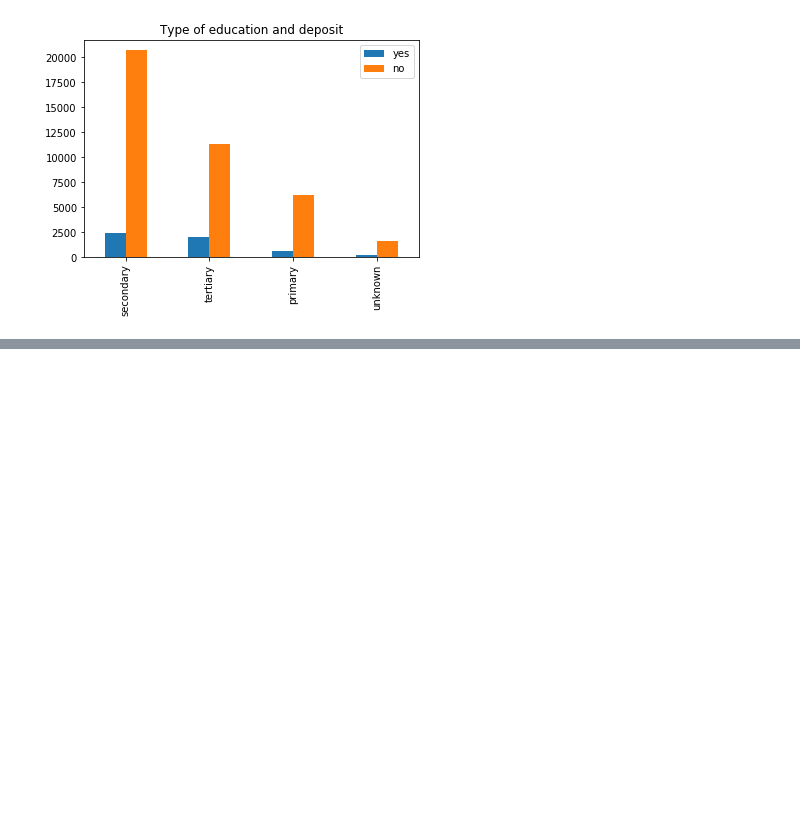
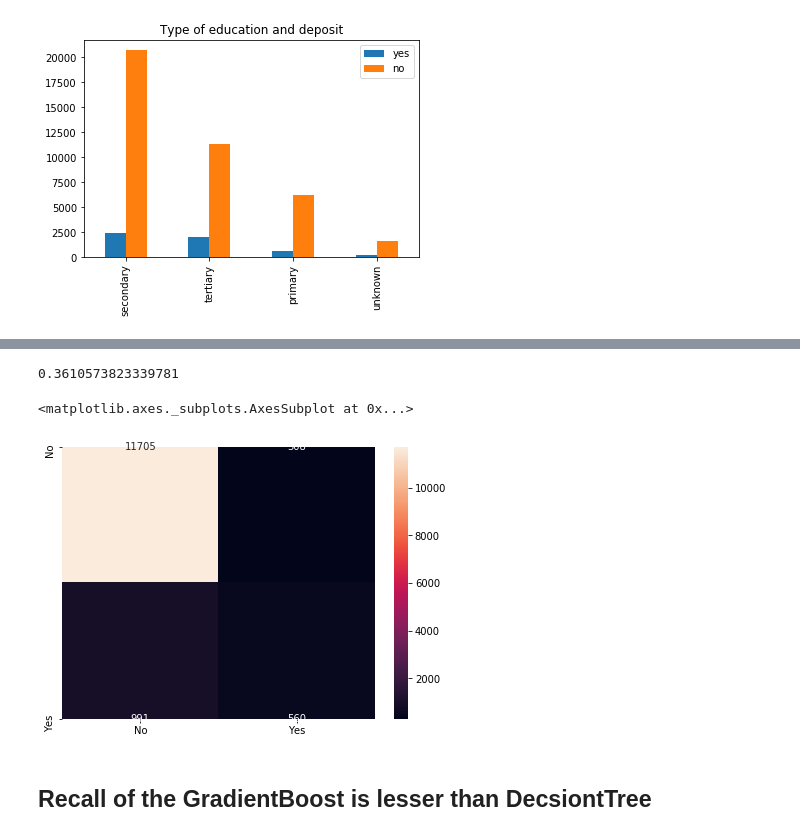
Before and after one commit to smagadi/AIML, a Jupyter notebook: EnsembleProject/Bank_Analysis.ipynb, the cells around one changed output, grey strips where cells are left out. Drawn from its saved outputs; the diff is of its cells as text; code cells hidden in the pictures; blank space fills up the shorter version.

```diff
--- a/EnsembleProject/Bank_Analysis.ipynb
+++ b/EnsembleProject/Bank_Analysis.ipynb
@@ -248,0 +518,16 @@ j_df.plot.bar(title = 'Type of education and deposit')
+# %%
+from sklearn.ensemble import AdaBoostClassifier
+parameters = {'n_estimators': [1, 2,3,4,5,6,7,8,9,10]
+                  }
+
+abst =GridSearchCV(AdaBoostClassifier(),    parameters,scoring=make_scorer(recall_score))
+abst.fit(X_train, y_train)
+y_predTuned = abst.predict(X_test)
+
+
+# Print the tuned parameters and score
+print("Tuned Ada boost Parameters: {}".format(abst.best_params_))
+print("Best score is {}".format(abst.best_score_))
+print("Accuracy of tuned Model:",metrics.accuracy_score(y_test,y_predTuned))
+print("Confusion Metrix of of Tuned  Model:\n",metrics.confusion_matrix(y_test,y_predTuned))
+print("Recall of base of Tuned  Model:\n",metrics.recall_score(y_test,y_predTuned))
@@ -248,0 +561,16 @@ j_df.plot.bar(title = 'Type of education and deposit')
+# %%
+from sklearn.ensemble import GradientBoostingClassifier
+parameters = {'n_estimators': [1, 2,3,4,5,6,7,8,9,10,50]
+                  }
+
+gbcl =GridSearchCV(GradientBoostingClassifier(),    parameters,scoring=make_scorer(recall_score))
+gbcl.fit(X_train, y_train)
+y_predTuned = gbcl.predict(X_test)
+
+
+# Print the tuned parameters and score
+print("Tuned Decision Tree Parameters: {}".format(gbcl.best_params_))
+print("Best score is {}".format(gbcl.best_score_))
+print("Accuracy of tuned Model:",metrics.accuracy_score(y_test,y_predTuned))
+print("Confusion Metrix of of Tuned  Model:\n",metrics.confusion_matrix(y_test,y_predTuned))
+print("Recall of base of Tuned  Model:\n",metrics.recall_score(y_test,y_predTuned))
@@ -248,0 +586,15 @@ j_df.plot.bar(title = 'Type of education and deposit')
+# %%
+y_predict = gbcl.predict(X_test)
+print(gbcl.score(X_test, y_test))
+cm=metrics.confusion_matrix(y_test, y_predict,labels=[0, 1])
+
+df_cm = pd.DataFrame(cm, index = [i for i in ["No","Yes"]],
+                  columns = [i for i in ["No","Yes"]])
+plt.figure(figsize = (7,5))
+sns.heatmap(df_cm, annot=True ,fmt='g')
+# %% [output]
+0.3610573823339781
+<matplotlib.axes._subplots.AxesSubplot at 0x...>
+[figure, added]
+# %% [markdown]
+## Recall of the GradientBoost is lesser than DecsiontTree
```
Also changed, not shown: parts of 78 cells of this notebook, 1 other file.
